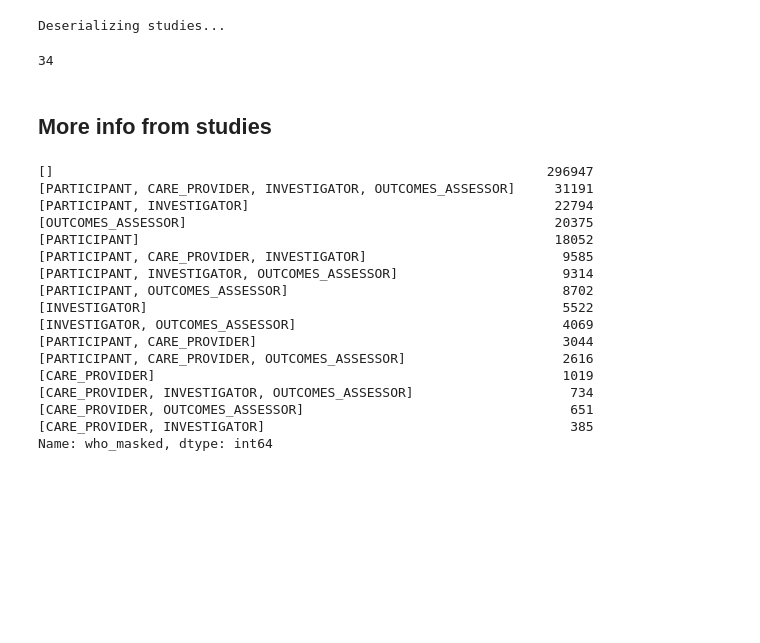
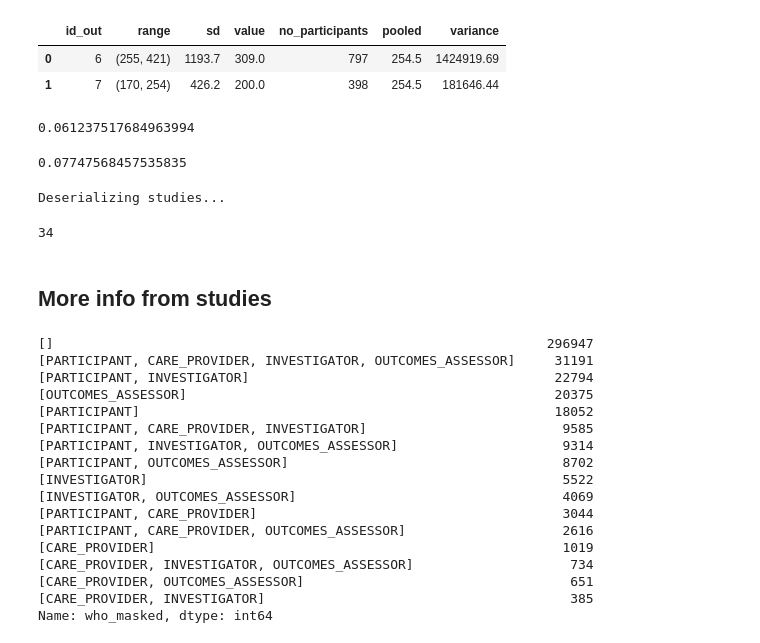
Before and after one commit to mediboard/treats, a Jupyter notebook: notebooks/Pipeline Testing.ipynb, the cells around one changed output. Saved outputs shown, nothing was run; the diff lists cells and outputs as text; code cells hidden in the pictures; blank space fills up the shorter version.

```diff
--- a/notebooks/Pipeline Testing.ipynb
+++ b/notebooks/Pipeline Testing.ipynb
@@ -3,0 +383,24 @@ import sqlalchemy as sa
+# %%
+data_df
+# %% [output]
+|  | id_out | range | sd | value | no_participants | pooled | variance |
+| 0 | 6 | (255, 421) | 1193.7 | 309.0 | 797 | 254.5 | 1424919.69 |
+| 1 | 7 | (170, 254) | 426.2 | 200.0 | 398 | 254.5 | 181646.44 |
+# %%
+data_df['pooled'] = data_df['value'].mean()
+ssb = (((data_df['value'] - data_df['pooled']) *
+  (data_df['value'] - data_df['pooled'])) * data_df['no_participants']).sum()
+
+ssw = ((data_df['no_participants'] - 1) * (data_df['sd'] * data_df['sd'])).sum()
+
+dfB = len(data_df) - 1
+dfW = data_df['no_participants'].sum() - len(data_df)
+
+msB = ssb / dfB
+msw = ssw / dfW
+
+f_stat = msB / msw
+
+1 - f.cdf(f_stat, dfB, dfW)
+# %% [output]
+0.061237517684963994
@@ -4,3 +411,7 @@ import sqlalchemy as sa
+# %%
+p_value
+# %% [output]
+0.07747568457535835
 # %%
 def get_outcome_and_intervention_modules(studies):
     outcome_modules = []
```
Also changed, not shown: parts of 28 cells of this notebook, 8 other files.
